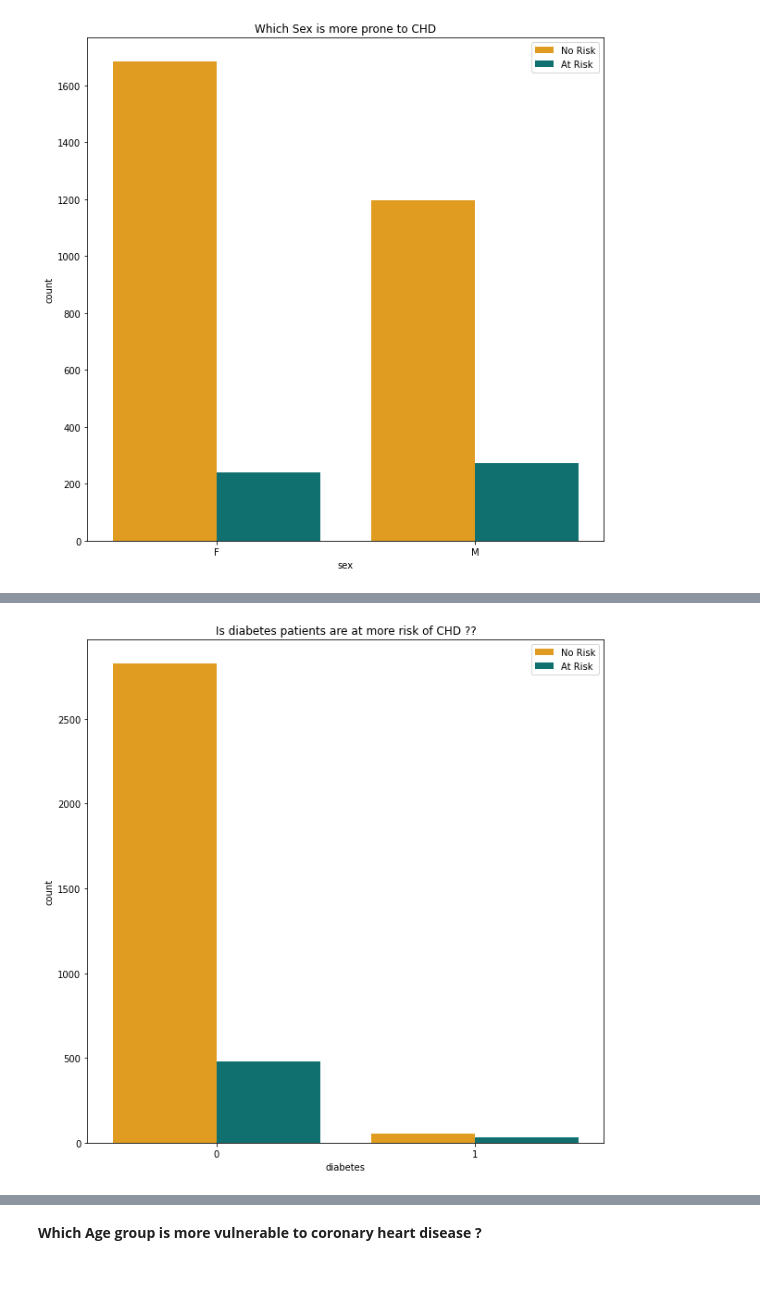
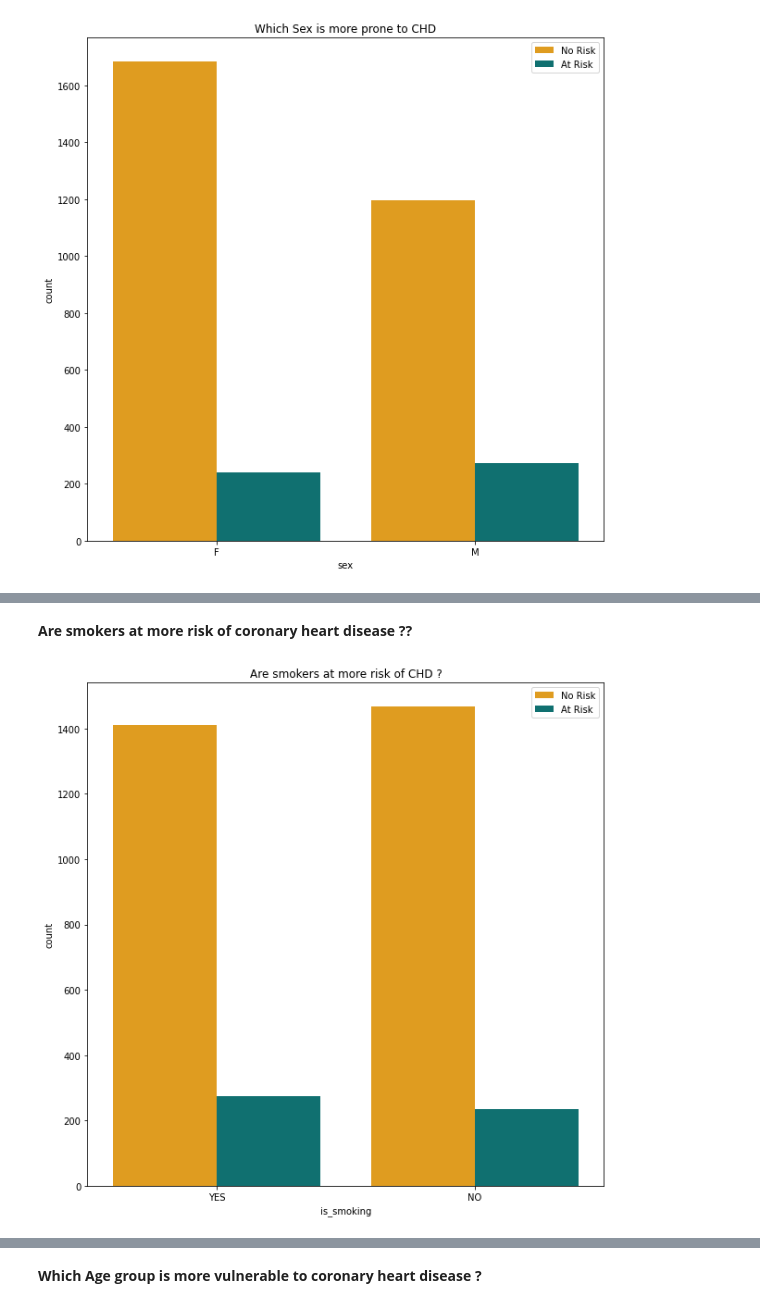
Before and after one commit to ameenattar92/Cardiovascular-Risk-Prediction, a Jupyter notebook: Pradip_Cardiovascular_Risk_Prediction.ipynb, the cells around one changed output, grey strips where cells are left out. Cells and saved outputs as stored; diff of their text form; code cells hidden in the pictures; blank space fills up the shorter version.

Commit message:
updated graphs

```diff
--- a/Pradip_Cardiovascular_Risk_Prediction.ipynb
+++ b/Pradip_Cardiovascular_Risk_Prediction.ipynb
@@ -304,10 +323,12 @@ plt.show()
+# %% [markdown]
+**Are smokers at more risk of coronary heart disease ??**
 # %%
 my_palette = {0 : 'orange' , 1 : 'teal'}
 plt.figure(figsize = (10,10))
-sns.countplot(x = cvs_df['diabetes'], hue = cvs_df['TenYearCHD'], palette = my_palette)
-plt.title("Is diabetes patients are at more risk of CHD ??")
+sns.countplot(x = cvs_df['is_smoking'], hue = cvs_df['TenYearCHD'], palette = my_palette)
+plt.title("Are smokers at more risk of CHD ?")
 plt.legend(['No Risk','At Risk'])
 plt.show()
 # %% [output]
-[figure, old version]
+[figure, new version]
 # %% [markdown]
```
Also changed, not shown: parts of 95 cells of this notebook.
